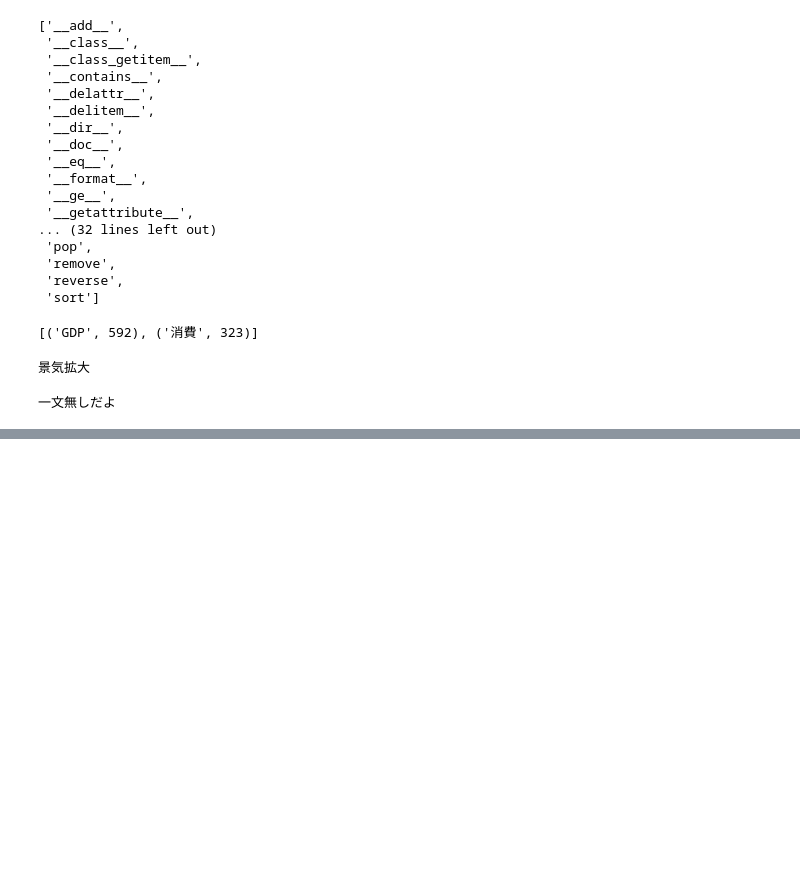
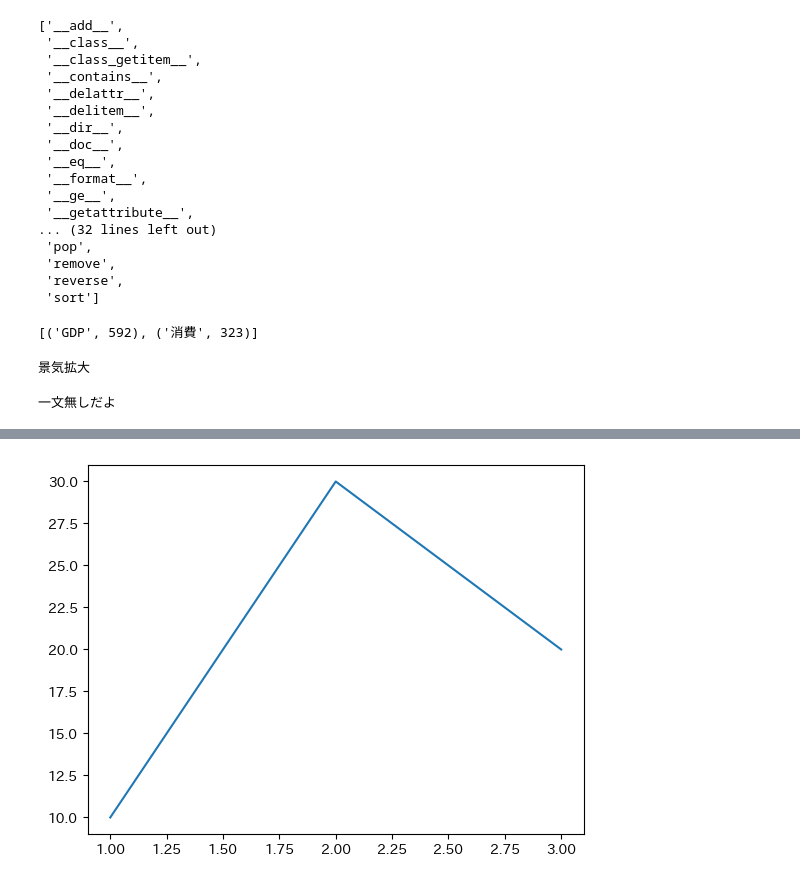
Before and after one commit to Hirota1031/ComfortCafe, a Jupyter notebook: 経済学のためのPython入門_テキストコード確認.ipynb, the cells around one changed output, grey strips where cells are left out. Drawn from its saved outputs; the diff is of its cells as text; code cells hidden in the pictures; blank space fills up the shorter version.

```diff
--- a/経済学のためのPython入門_テキストコード確認.ipynb
+++ b/経済学のためのPython入門_テキストコード確認.ipynb
@@ -278,0 +509,8 @@ def f(x):
+# %%
+x = [1, 2, 3]
+y = [10, 30 , 20]
+
+plt.plot(x, y)
+plt.show()
+# %% [output]
+[figure, added]
```
Also changed, not shown: parts of 38 cells of this notebook.
